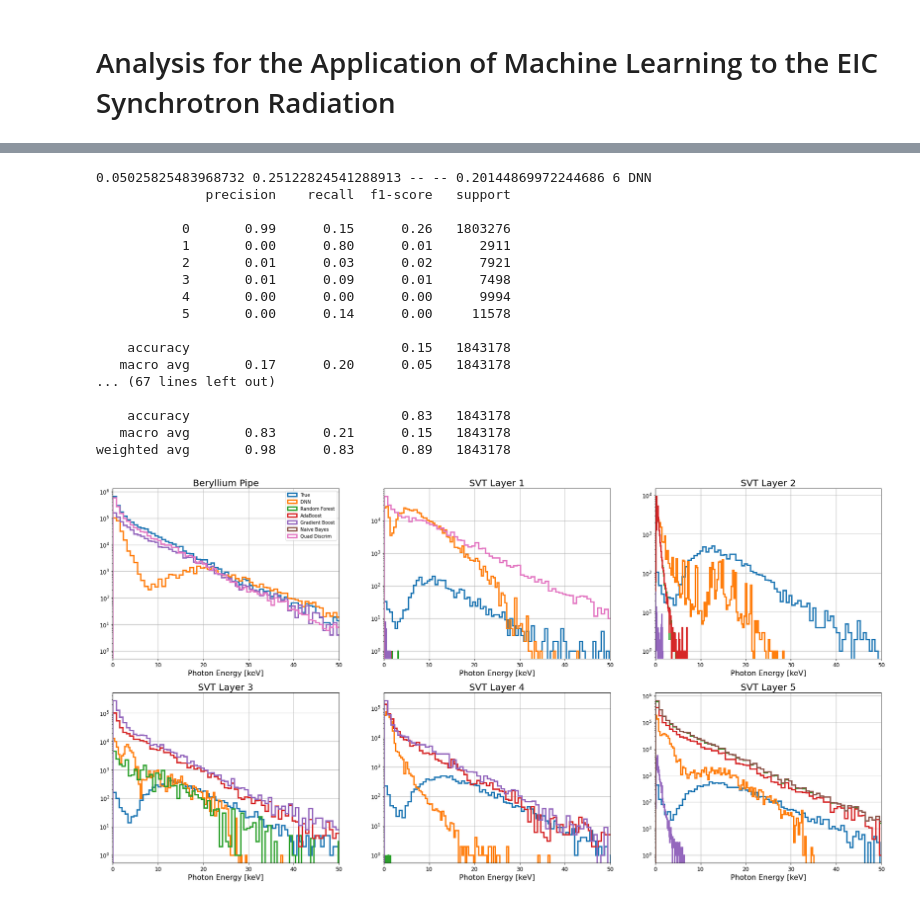
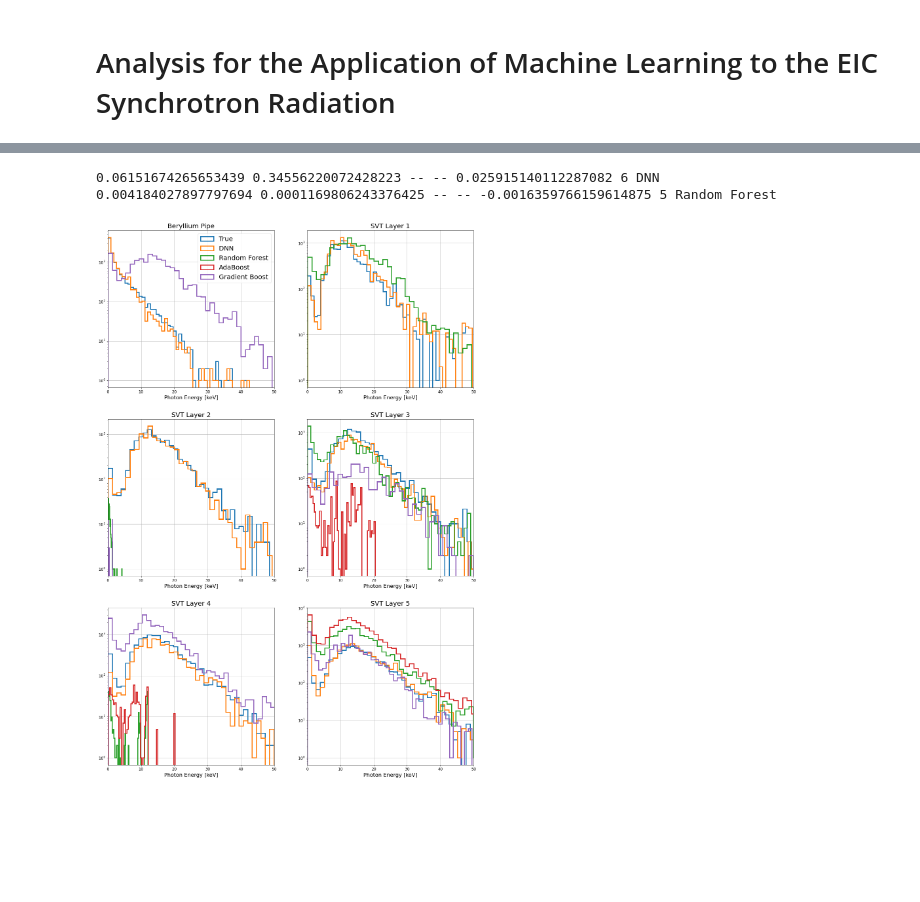
Before and after one commit to psimmerl/ECE_6141, a Jupyter notebook: assignments/completed/project/analysis.ipynb, the cells around one changed output, grey strips where cells are left out. Drawn from its saved outputs; the diff is of its cells as text; code cells hidden in the pictures; blank space fills up the shorter version.

```diff
--- a/assignments/completed/project/analysis.ipynb
+++ b/assignments/completed/project/analysis.ipynb
@@ -27,8 +25,9 @@ Welcome to JupyROOT 6.24/04
 from load_data import load_data
 fname = "data/SR-PHOTONS-LUND-NOFMT-20bun-for-Andrey-NoAU.events.root"; oname = "NoAU testing"
 # fname = "data/SR-PHOTONS-LUND-NOFMT-20bun-for-Andrey-AU.events.root"; oname = "AU testing"
-(X_train, X_test, y_train, y_test), rdf = load_data(fname, 1, add_cols=True, discard_data=False)
-
+(X_train, X_test, y_train, y_test), rdf = load_data(fname, 0.5, add_cols=True)#, discard_data=True)
+# X_test = np.vstack((X_test[ y_test != 0, : ], X_test[ y_test == 0, : ][:1, :]))
+# y_test = np.hstack((y_test[ y_test != 0 ], y_test[ y_test == 0 ][:1]))
 # print(X_train.shape, y_train.shape)
 print(X_test.shape, y_test.shape)
 len(np.unique(np.append(y_test, y_train)))
@@ -79,16 +78,19 @@ data/SR-PHOTONS-LUND-NOFMT-20bun-for-Andrey-NoAU.events.root { "p", "pphi", "pth
 # %%
 from joblib import load
 
-forest = load('models/random_forest_090821_1120.model').best_estimator_
-adaboost = load('models/adaboost_090821_1122.model').best_estimator_
-gradboost = load('models/gradient_boost_090821_1124.model').best_estimator_
-# linSVC = load('models/gradient_boost_090821_1116.model').best_estimator_
-gausNB = load('models/gaussianNB_090821_1125.model').best_estimator_
-knn = load('models/knn_090821_1127.model').best_estimator_
-quad = load('models/quad_discrim_090821_1127.model').best_estimator_
+forest = load('models/random_forest_091021_2042.model').best_estimator_
+adaboost = load('models/adaboost_091021_2144.model').best_estimator_
+gradboost = load('models/gradient_boost_091021_2223.model').best_estimator_
+# gausNB = load('models/gaussianNB_091021_0231.model').best_estimator_
+# knn = load('models/knn_090821_1127.model').best_estimator_
+# quad = load('models/quad_discrim_091021_0231.model').best_estimator_
 
-dnn = keras.models.load_model('models/DNN_090821_1718.model/')#DNN_090821_1358.model/')#DNN_090821_1346.model/')#DNN_090821_1235.model/')
-dnn = keras.models.load_model('models/keras/model_30')#DNN_090821_1718.model/')#DNN_090821_1358.model/')#DNN_090821_1346.model/')#DNN_090821_1235.model/')
+dnn = keras.models.load_model('models/dnn_all_to_max_lay/')
 
-clfs = np.array( [  dnn,   forest,          adaboost,   gradboost,        gausNB,         quad])#knn, , linSVC
-names = np.array([ 'DNN', 'Random Forest', 'AdaBoost', 'Gradient Boost', 'Naive Bayes',  'Quad Discrim'])#'kNN', , 'Linear SVM'
+clfs = np.array( [  dnn,   forest,          adaboost,   gradboost])#,        gausNB,         quad])#knn, , linSVC
+names = np.array([ 'DNN', 'Random Forest', 'AdaBoost', 'Gradient Boost'])#, 'Naive Bayes',  'Quad Discrim'])#'kNN', , 'Linear SVM'
+
+
+
+# for clf in clfs[1:]:
+#     print(clf.get_params())
@@ -121,10 +119,10 @@ for clf, name in zip(clfs, names):
     f1score_weighted = f1_score(y_test, y_pred, average='weighted')
     auc_score_macro = '--'#roc_auc_score(y_test, y_pred_proba, average="macro")
     auc_score_weighted = '--'#roc_auc_score(y_test, y_pred_proba, average="weighted")
-    balancedaccuracyscore = balanced_accuracy_score(y_test, y_pred)
+    balancedaccuracyscore = balanced_accuracy_score(y_test, y_pred, adjusted=True)
 
     print(f1score_macro, f1score_weighted, auc_score_macro, auc_score_weighted, balancedaccuracyscore, len(np.unique(y_pred)), name)
-    print(classification_report(y_test, y_pred, zero_division=1))
+    # print(classification_report(y_test, y_pred, zero_division=1))
     # dd[f'metrics_{name}'] = np.array([f1score_macro, f1score_weighted, auc_score_macro, auc_score_weighted, balancedaccuracyscore, len(np.unique(y_pred))])
     dd[f'ilay_pred_{name}'] = y_pred.astype(int)
     dd[f'ilay_pred_proba_{name}'] = y_pred.astype(int)
@@ -132,45 +130,32 @@ for clf, name in zip(clfs, names):
 for i, col in enumerate(['vx', 'vy', 'vz', 'px', 'py', 'pz', 'ee', 'p', 'pphi', 'ptheta', 'r', 'phi', 'theta', 'x0', 'y0', 'r0', 'phi0']):
     dd[col] = X_test[:, i]
 # %% [output]
-0.05025825483968732 0.25122824541288913 -- -- 0.20144869972244686 6 DNN
-              precision    recall  f1-score   support
-
-           0       0.99      0.15      0.26   1803276
-           1       0.00      0.80      0.01      2911
-           2       0.01      0.03      0.02      7921
-           3       0.01      0.09      0.01      7498
-           4       0.00      0.00      0.00      9994
-           5       0.00      0.14      0.00     11578
-
-    accuracy                           0.15   1843178
-   macro avg       0.17      0.20      0.05   1843178
-... (67 lines left out)
-
-    accuracy                           0.83   1843178
-   macro avg       0.83      0.21      0.15   1843178
-weighted avg       0.98      0.83      0.89   1843178
+0.06151674265653439 0.34556220072428223 -- -- 0.025915140112287082 6 DNN
+0.004184027897797694 0.0001169806243376425 -- -- -0.0016359766159614875 5 Random Forest
 # %%
-f, axs = plt.subplots(2, 3, figsize=(30,15))
+f, axs = plt.subplots(3, 2, figsize=(20,30))
 ee = np.array([e*1e6 for e in dd['ee']])
 for i, ax in enumerate(axs.flatten()):
     eet = ee[dd['ilay_true'] == i]
     ax.set_yscale('log')
     ax.set_xlabel('Photon Energy [keV]')
     ax.set_xlim(0,50)
     ax.grid()
     ax.set_title(f'SVT Layer {i}' if i else f'Beryllium Pipe')
 
-    bins=100
+    bins=50
     t = ax.hist(eet,bins, histtype='step', linewidth=3, label='True')
     for name in names:
         eep = ee[dd[f'ilay_pred_{name}'] == i]
         ax.hist(eep,bins, histtype='step', linewidth=3, label=name)
 
 
     if i == 0:
-        ax.legend()
+        ax.legend(fontsize=20)
+
+f.savefig("imgs/best.png", bbox_inches='tight', pad_inches=0)
 # %% [output]
-[figure, old version]
+[figure, new version]
 # %%
 
 
```
Also changed, not shown: parts of 3 cells of this notebook, 39 other files.
